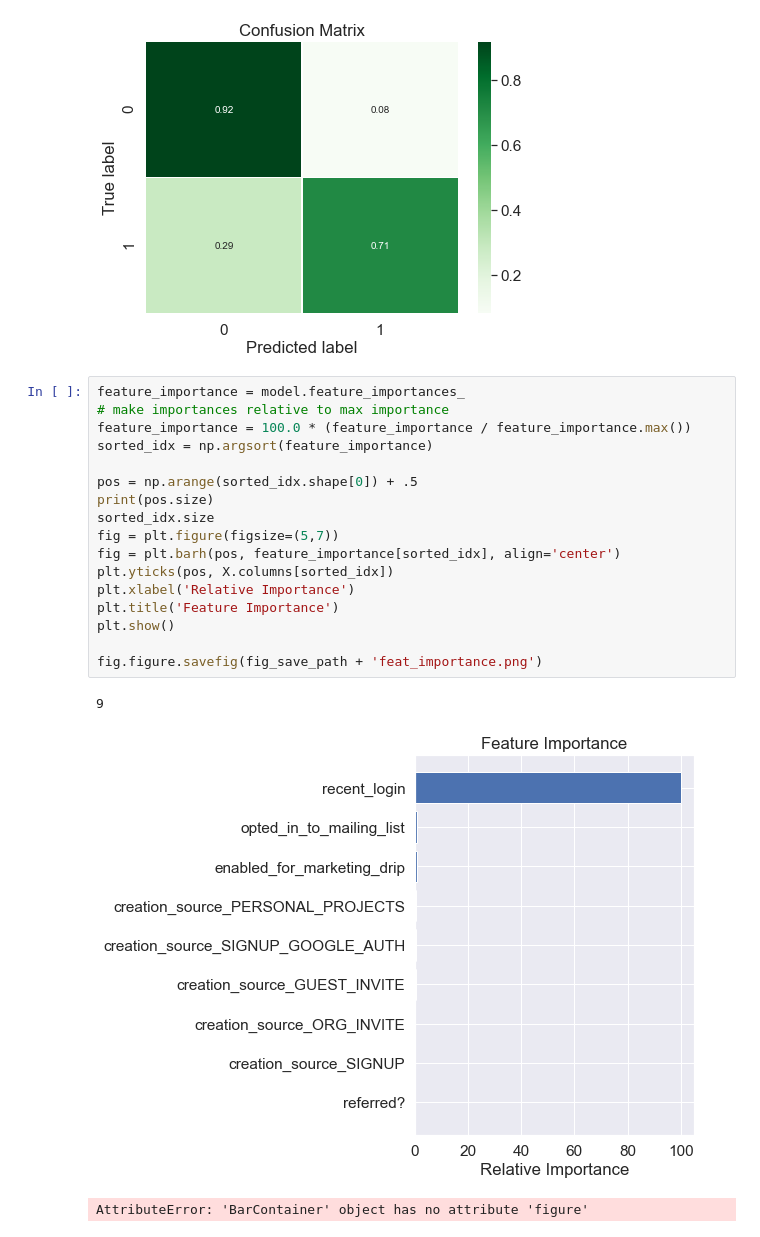
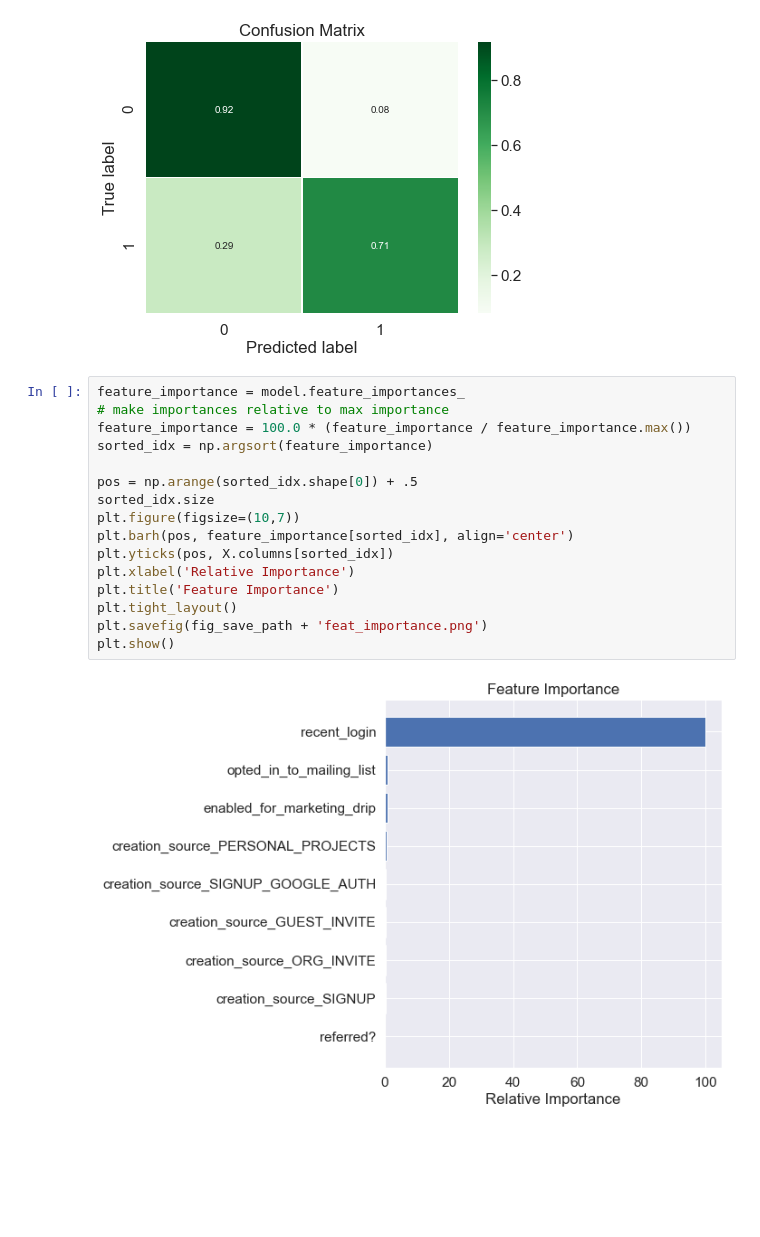
Before and after one commit to boardmjm/Springboard, a Jupyter notebook: Unit_26.2_RelaxInc_TakeHomeChallenge/RelaxInc_TakeHomeChallenge.ipynb, the cells around one changed output. Saved outputs shown, nothing was run; the diff lists cells and outputs as text; blank space fills up the shorter version.

```diff
--- a/Unit_26.2_RelaxInc_TakeHomeChallenge/RelaxInc_TakeHomeChallenge.ipynb
+++ b/Unit_26.2_RelaxInc_TakeHomeChallenge/RelaxInc_TakeHomeChallenge.ipynb
@@ -253,21 +253,18 @@ fig.figure.savefig(fig_save_path + 'rf_Predictions.png')
 # %%
 feature_importance = model.feature_importances_
 # make importances relative to max importance
 feature_importance = 100.0 * (feature_importance / feature_importance.max())
 sorted_idx = np.argsort(feature_importance)
 
 pos = np.arange(sorted_idx.shape[0]) + .5
-print(pos.size)
 sorted_idx.size
-fig = plt.figure(figsize=(5,7))
-fig = plt.barh(pos, feature_importance[sorted_idx], align='center')
+plt.figure(figsize=(10,7))
+plt.barh(pos, feature_importance[sorted_idx], align='center')
 plt.yticks(pos, X.columns[sorted_idx])
 plt.xlabel('Relative Importance')
 plt.title('Feature Importance')
+plt.tight_layout()
+plt.savefig(fig_save_path + 'feat_importance.png')
 plt.show()
-
-fig.figure.savefig(fig_save_path + 'feat_importance.png')
 # %% [output]
-9
-[figure, old version]
+[figure, new version]
-AttributeError: 'BarContainer' object has no attribute 'figure'
```
Also changed, not shown: 1 other file.
